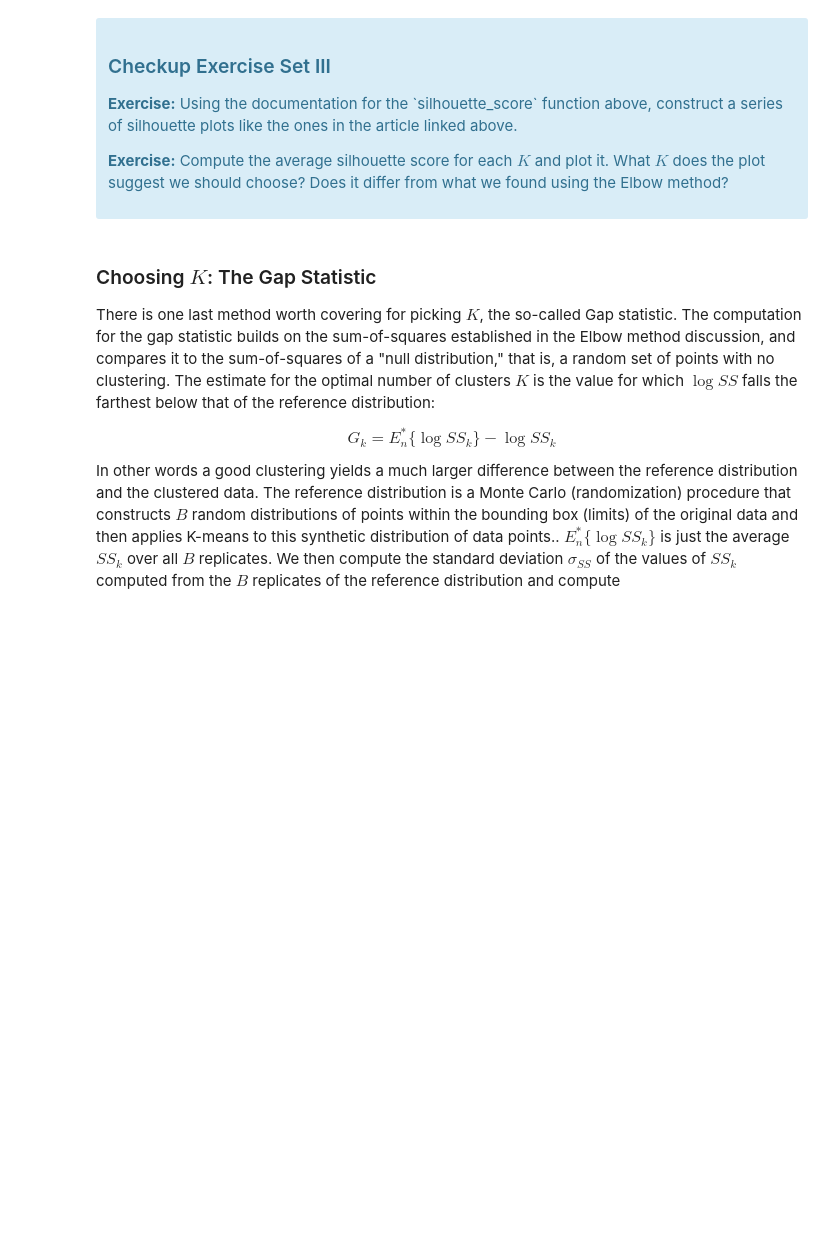
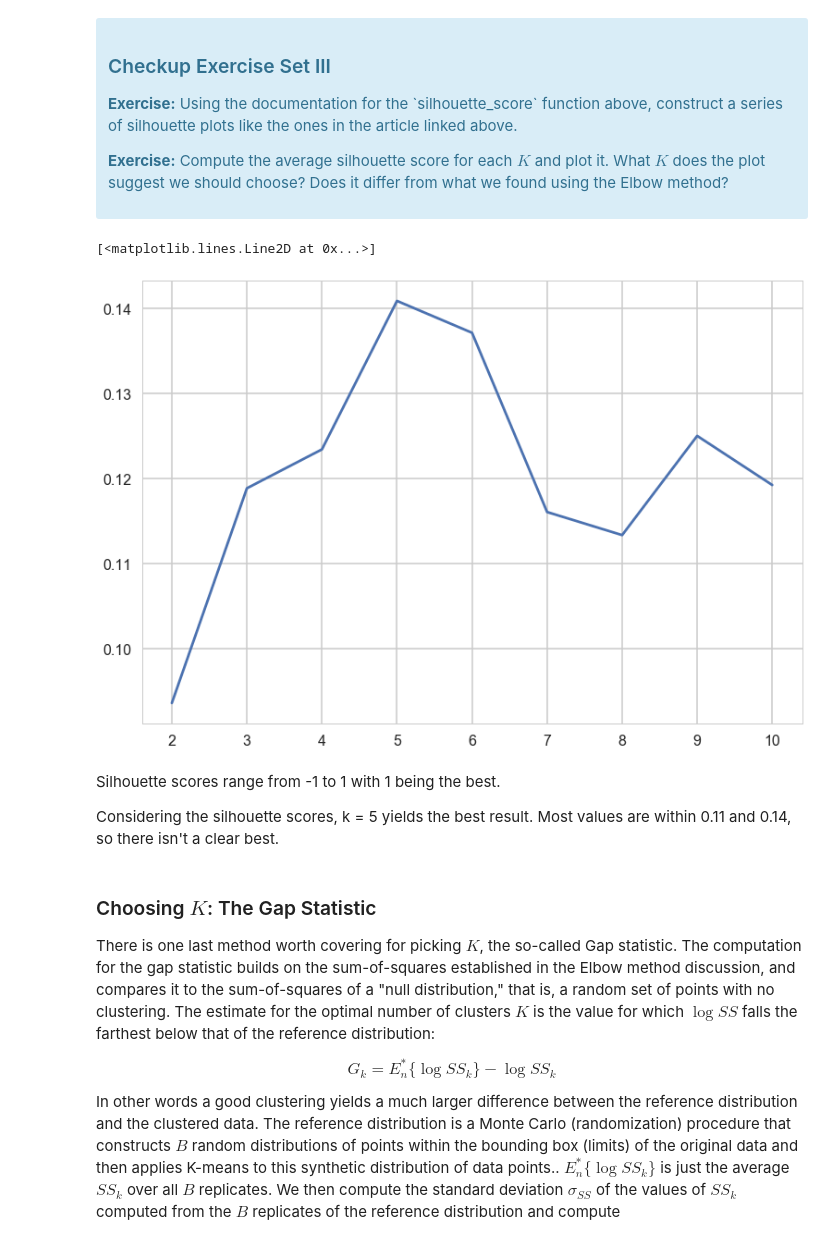
Before and after one commit to bennettjs/springboard, a Jupyter notebook: Mini_Project_Clustering.ipynb, the cells around one changed output. Saved outputs shown, nothing was run; the diff lists cells and outputs as text; code cells hidden in the pictures; blank space fills up the shorter version.

```diff
--- a/Mini_Project_Clustering.ipynb
+++ b/Mini_Project_Clustering.ipynb
@@ -184,3 +188,31 @@ Fortunately, scikit-learn provides a function to compute this for us (phew!) cal
+# %%
+# Your turn.
+from sklearn.metrics import silhouette_score
+
+avg_silhouette_scores = []
+
+for K in Ks:
+    clusterer = sklearn.cluster.KMeans(n_clusters=K, random_state=10)
+    cluster_labels = clusterer.fit_predict(x_cols)
+
+    # The silhouette_score gives the average value for all the samples.
+    # This gives a perspective into the density and separation of the formed
+    # clusters
+    silhouette_avg = sklearn.metrics.silhouette_score(x_cols, cluster_labels)
+    avg_silhouette_scores.append(silhouette_avg)
+
+    # Compute the silhouette scores for each sample
+    sample_silhouette_values = sklearn.metrics.silhouette_samples(x_cols, cluster_labels)
+
+avg_silhouette_scores
+plt.plot(Ks, avg_silhouette_scores)
+# %% [output]
+[<matplotlib.lines.Line2D at 0x...>]
+[figure, added]
+# %% [markdown]
+Silhouette scores range from -1 to 1 with 1 being the best.
+
+Considering the silhouette scores, k = 5 yields the best result. Most values are within 0.11 and 0.14, so there isn't a clear best.
 # %% [markdown]
 ### Choosing $K$: The Gap Statistic
 
```
Also changed, not shown: parts of 17 cells of this notebook.
